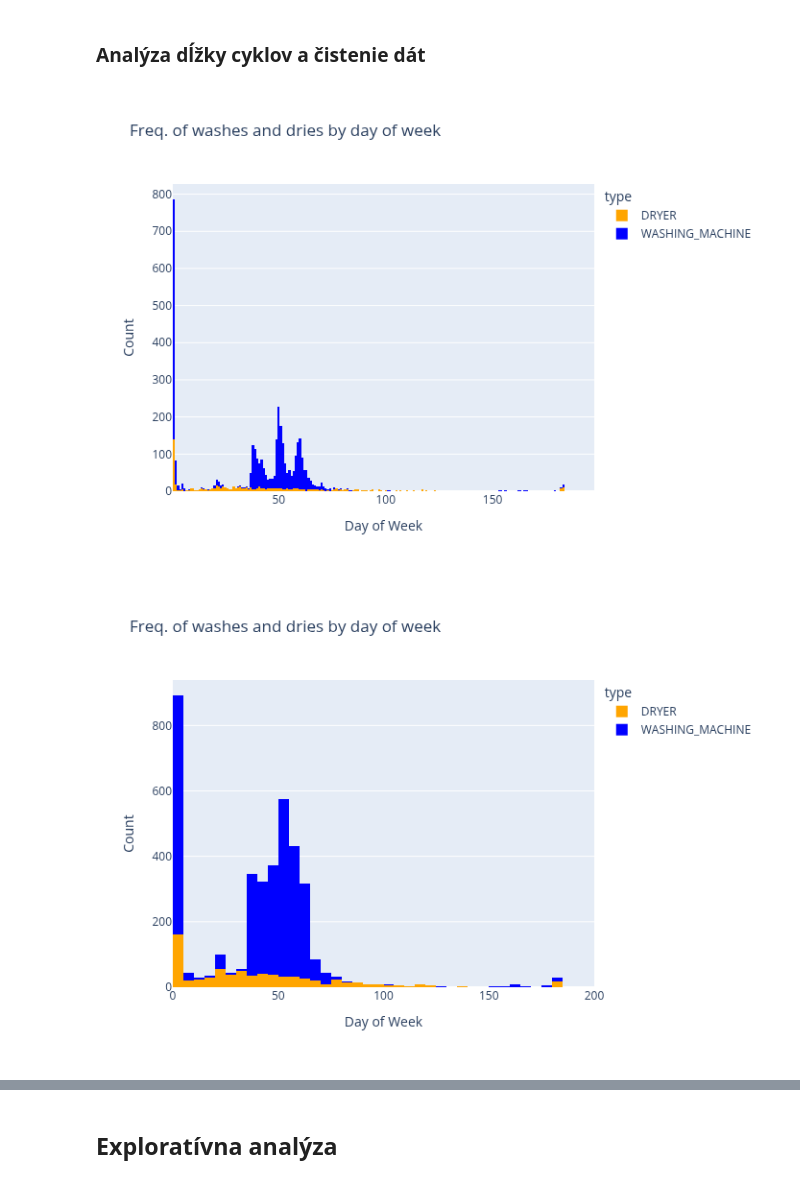
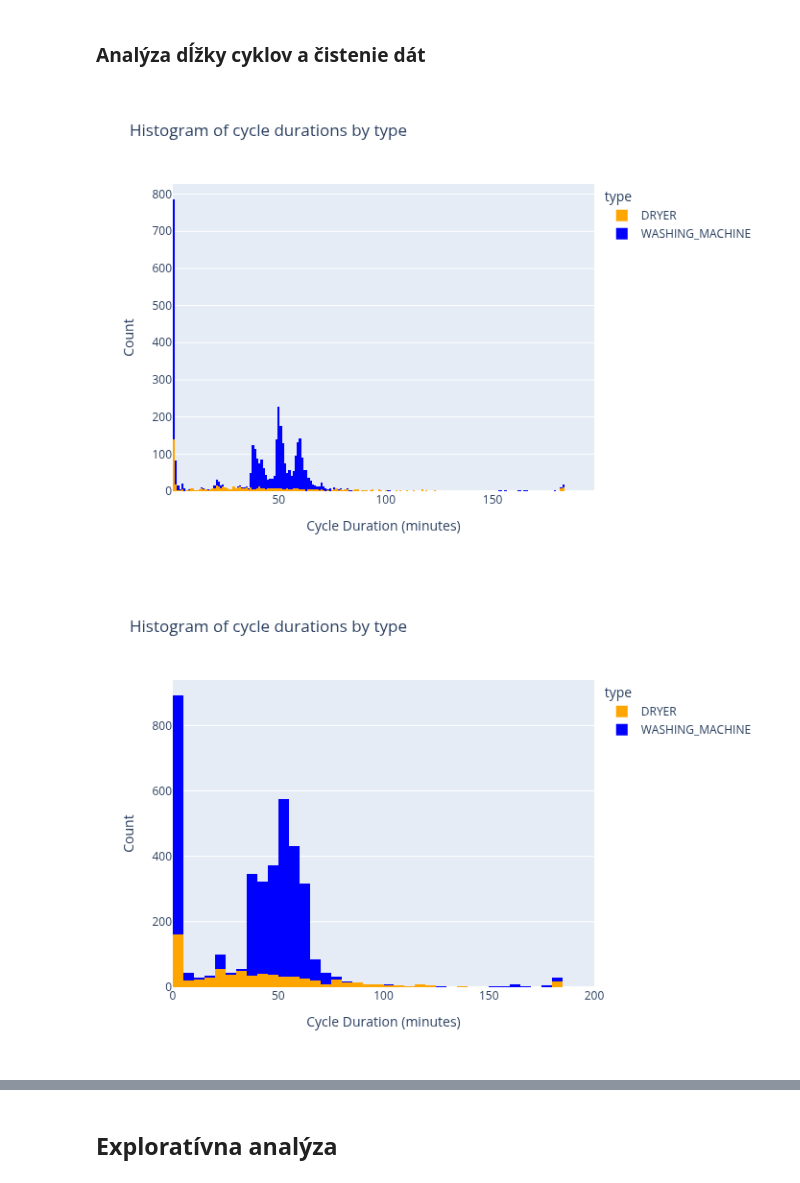
Before and after one commit to PatrikPrit15/app_wash_PAST, a Jupyter notebook: project.ipynb, the cells around one changed output, grey strips where cells are left out. Saved outputs shown, nothing was run; the diff lists cells and outputs as text; code cells hidden in the pictures.

```diff
--- a/project.ipynb
+++ b/project.ipynb
@@ -77,24 +75,25 @@ df
 ### Analýza dĺžky cyklov a čistenie dát
 # %%
 fig5 = px.histogram(df, x="cycle_duration_minutes", color="type",
-                    title="Freq. of washes and dries by day of week",
+                    title="Histogram of cycle durations by type",
                     category_orders={"day_of_week": ["Monday", "Tuesday", "Wednesday", "Thursday", "Friday", "Saturday", "Sunday"]},
                     color_discrete_map={"WASHING_MACHINE": "blue", "DRYER": "orange"},
                     nbins=200
 )
-fig5.update_layout(xaxis_title="Day of Week", yaxis_title="Count")
+fig5.update_layout(xaxis_title="Cycle Duration (minutes)", yaxis_title="Count")
 fig5.show()
 
 fig6 = px.histogram(df, x="cycle_duration_minutes", color="type",
-                    title="Freq. of washes and dries by day of week",
+                    title="Histogram of cycle durations by type",
                     category_orders={"day_of_week": ["Monday", "Tuesday", "Wednesday", "Thursday", "Friday", "Saturday", "Sunday"]},
                     color_discrete_map={"WASHING_MACHINE": "blue", "DRYER": "orange"},
+                    nbins=50,
 )
-fig6.update_layout(xaxis_title="Day of Week", yaxis_title="Count")
+fig6.update_layout(xaxis_title="Cycle Duration (minutes)", yaxis_title="Count")
 fig6.show()
 # %% [output]
-[figure, old version]
+[figure, new version]
-[figure, old version]
+[figure, new version]
 # %% [markdown]
 V dátach je veľa ultra krátkych cyklov, okolo 1 minúty, po ktorých okamžite nasleduje cyklus s iným začiatkom na rovnakej práčke, jedná sa o artefakt v dátach, predpokladám že je to spôsobené tým že keď človek stlačí START na práčke predtým ako zaplatí cez aplikáciu tak sa už práčka uzamkne a pravdepodobne zmení stav na OCCUPIED, ale následne sa cyklus spustí až po zaplatení.
 
```
Also changed, not shown: parts of 6 cells of this notebook.
